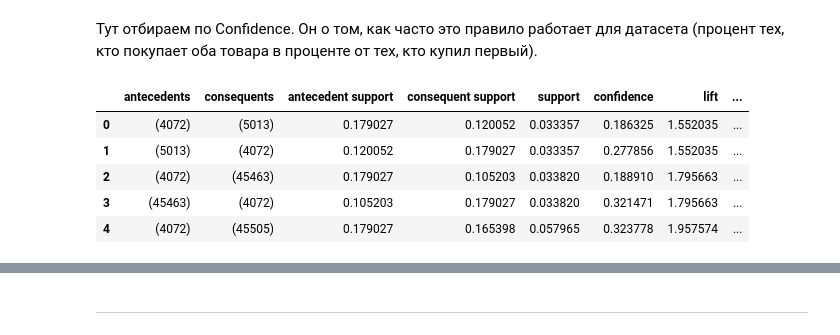
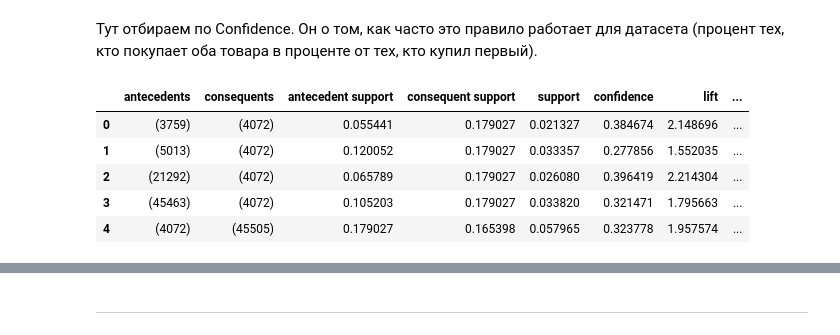
Before and after one commit to ivekhov/ARL-test, a Jupyter notebook: solution.ipynb, the cells around one changed output, grey strips where cells are left out. Drawn from its saved outputs; the diff is of its cells as text; code cells hidden in the pictures.

```diff
--- a/solution.ipynb
+++ b/solution.ipynb
@@ -83,9 +83,9 @@ df = pd.DataFrame(te_ary, columns=te.columns_)
 # %% [markdown]
 Тут задаем уровень минимальной поддержки - фактически, это минимальная доля заказов в датасете, в которых есть пары товаров.
 # %%
-# На датасете примера высокие значения этого параметра приводили к нулевому результату, возможно, из разношерстности заказов по
+# На датасете примера высокие значения этого параметра приводили к нулевому результату, возможно, из-за разношерстности заказов по
 # товарным наборам. В итоге, чтобы модель заработала и дала выхлоп, остановился на таком значении:
-MIN_SUPPORT = 0.03
+MIN_SUPPORT = 0.02
 
 frequent_itemsets = apriori(df, min_support=MIN_SUPPORT, use_colnames=True)
 # frequent_itemsets
@@ -98,18 +98,18 @@ frequent_itemsets = apriori(df, min_support=MIN_SUPPORT, use_colnames=True)
 Тут отбираем по Confidence. Он о том, как часто это правило работает для датасета (процент тех, кто покупает оба товара в проценте от тех, кто купил первый).
 # %%
 # в данном случае эмипирически выбрано следующее минимальное значение:
-CONFIDENCE = 0.1
+CONFIDENCE = 0.2
 
 # запуск фильтрации
 pairs_conf = association_rules(frequent_itemsets, metric="confidence", min_threshold=CONFIDENCE)
 
 # вывод результата работы модели со статистическими показателями, выборка нескольких строк
 pairs_conf.head()
 # %% [output]
 |  | antecedents | consequents | antecedent support | consequent support | support | confidence | lift | ... |
-| 0 | (4072) | (5013) | 0.179027 | 0.120052 | 0.033357 | 0.186325 | 1.552035 | ... |
+| 0 | (3759) | (4072) | 0.055441 | 0.179027 | 0.021327 | 0.384674 | 2.148696 | ... |
 | 1 | (5013) | (4072) | 0.120052 | 0.179027 | 0.033357 | 0.277856 | 1.552035 | ... |
-| 2 | (4072) | (45463) | 0.179027 | 0.105203 | 0.033820 | 0.188910 | 1.795663 | ... |
+| 2 | (21292) | (4072) | 0.065789 | 0.179027 | 0.026080 | 0.396419 | 2.214304 | ... |
 | 3 | (45463) | (4072) | 0.105203 | 0.179027 | 0.033820 | 0.321471 | 1.795663 | ... |
 | 4 | (4072) | (45505) | 0.179027 | 0.165398 | 0.057965 | 0.323778 | 1.957574 | ... |
 # %% [markdown]
```
Also changed, not shown: parts of 17 cells of this notebook, 1 other file.
